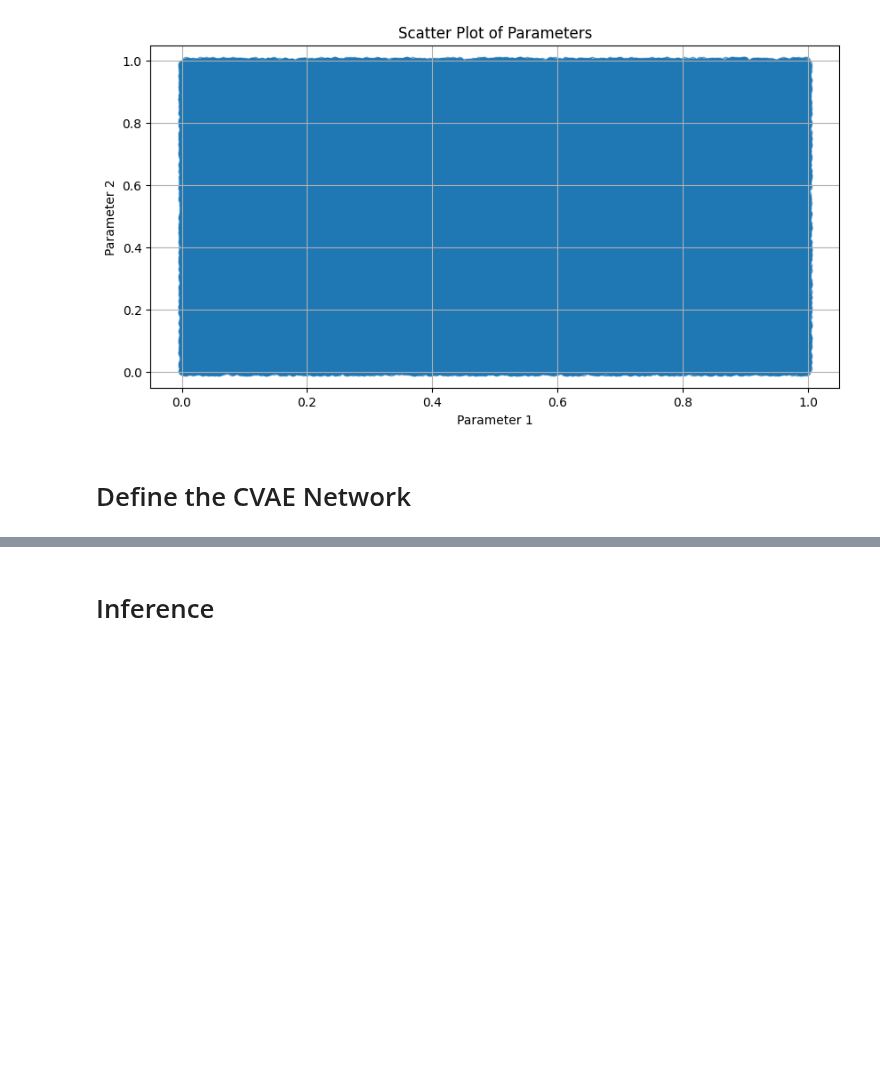
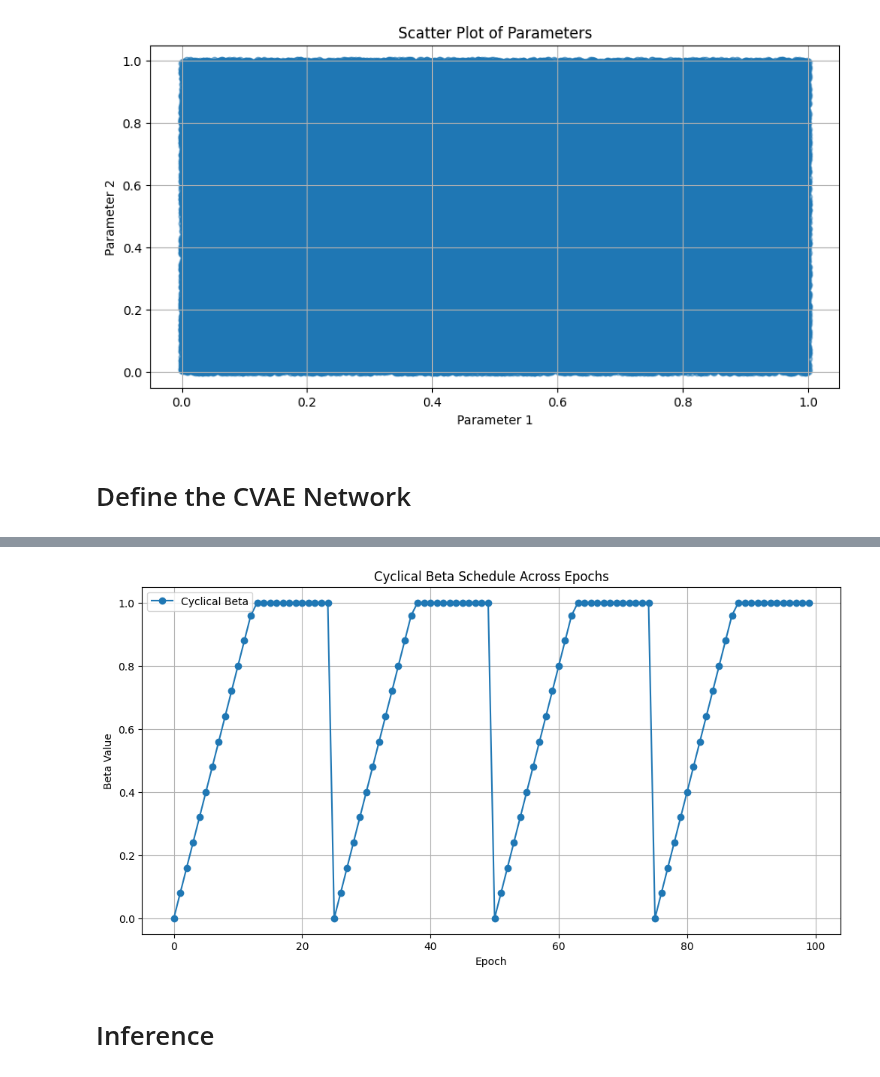
Before and after one commit to mayank05942/CVAEI, a Jupyter notebook: notebooks/two_moon_test.ipynb, the cells around one changed output, grey strips where cells are left out. Drawn from its saved outputs; the diff is of its cells as text; code cells hidden in the pictures; blank space fills up the shorter version.

```diff
--- a/notebooks/two_moon_test.ipynb
+++ b/notebooks/two_moon_test.ipynb
@@ -155,3 +153,7 @@ network.plot_loss()
+# %%
+network.plot_beta()
+# %% [output]
+[figure, added]
 # %% [markdown]
 # Inference
 # %%
```
Also changed, not shown: parts of 10 cells of this notebook, 2 other files.
